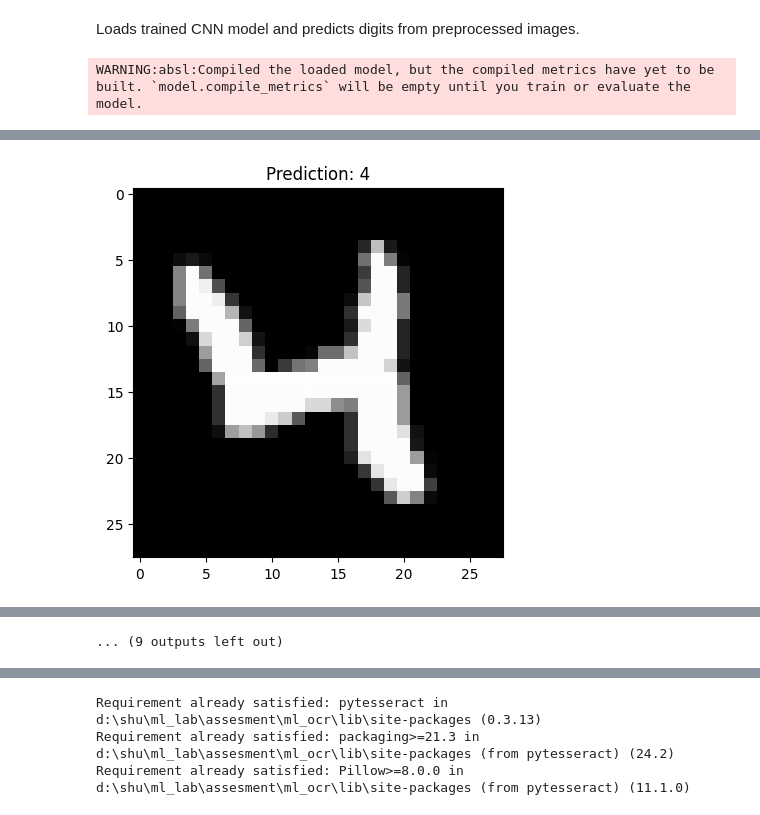
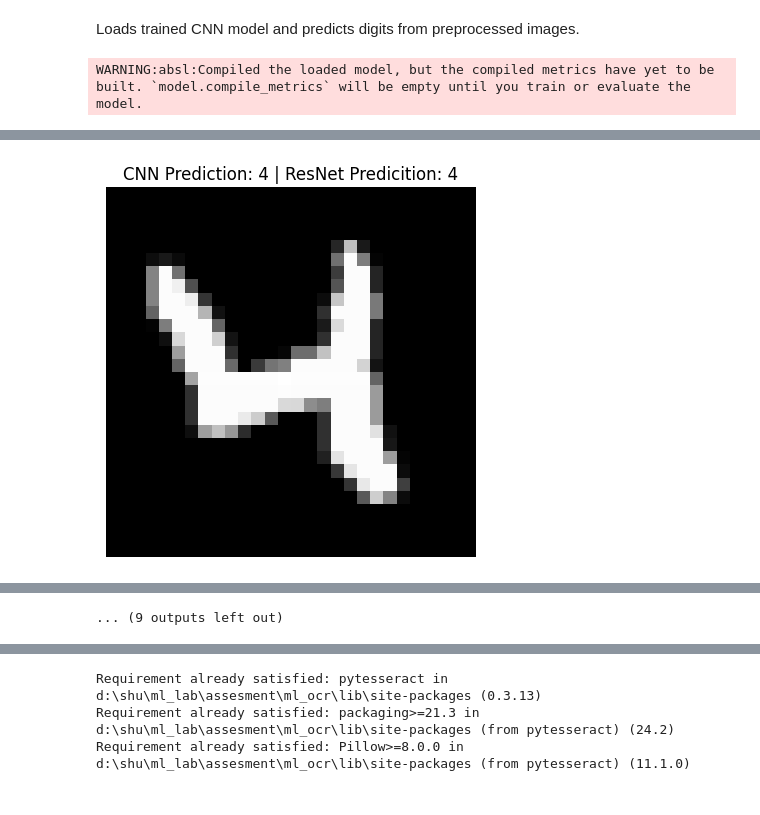
Before and after one commit to sims-kale/ML-handwriting-recognition-system, a Jupyter notebook: assesment.ipynb, the cells around one changed output, grey strips where cells are left out. Cells and saved outputs as stored; diff of their text form; code cells hidden in the pictures.

```diff
--- a/assesment.ipynb
+++ b/assesment.ipynb
@@ -11,6 +11,7 @@ from tensorflow import keras
 import numpy as np
 import cv2
 import os
+graphviz = r"D:\SHU\ML_lab\Assesment\ml_ocr\Scripts\Graphviz"
 
 # Load MNIST dataset
 def load_mnist():
@@ -29,7 +30,7 @@ def load_mnist():
 
 # Define CNN model with improved architecture
 def create_model():
-    model = keras.Sequential(
+    cnn_model = keras.Sequential(
         [
             keras.layers.Conv2D(
                 64, (3, 3), activation="relu", padding="same", input_shape=(28, 28, 1)
@@ -52,7 +53,7 @@ def create_model():
             keras.layers.Dense(10, activation="softmax"),  # Output layer for 10 classes
         ]
     )
-    model.compile(
+    cnn_model.compile(
         optimizer=keras.optimizers.Adam(learning_rate=0.001),
         loss="categorical_crossentropy",
         metrics=["accuracy"],
@@ -60,27 +61,26 @@ def create_model():
 
     # Plot the model architecture and save it as an image
     keras.utils.plot_model(
-        model,
-        to_file="model_architecture_improved.png",  # Save as an image file
+        cnn_model,
         show_shapes=True,  # Display the shapes of the layers
         show_layer_names=True  # Display the layer names
     )
 
     # Display the model summary
-    model.name = "Improved_Numbers_Recognition_CNN_Model"
-    model.summary()
+    cnn_model.name = "Improved_Numbers_Recognition_CNN_Model"
+    cnn_model.summary()
 
-    return model
+    return cnn_model
 
 
 # Train and save model
 (x_train, y_train, x_test, y_test) = load_mnist()
-model = create_model()
-history = model.fit(
+cnn_model = create_model()
+history = cnn_model.fit(
     x_train, y_train, epochs=8, batch_size=64, validation_data=(x_test, y_test)
 )
-model.save("mnist_model_improved.h5")  # Save model for later use
-test_loss, test_acc = model.evaluate(x_test, y_test)
+cnn_model.save("mnist_cnn_model_improved.h5")  # Save cnn_model for later use
+test_loss, test_acc = cnn_model.evaluate(x_test, y_test)
 print(f"Test Accuracy: {test_acc * 100:.2f}%")
 #     return history, model
 
@@ -429,12 +546,12 @@ processed_white_bg = preprocess_whitebg(image_path);
 Loads trained CNN model and predicts digits from preprocessed images.
 # %%
 def load_model_and_predict(tendigit_images):
-    model = keras.models.load_model("mnist_model.h5")  # Load trained model
-    predictions = []
+    cnn_model = keras.models.load_model("mnist_cnn_model_improved.h5")  # Load trained cnn model
+    cnn_predictions = []
+    resnet_model = keras.models.load_model("resnet_like_model.keras")  # Load trained ResNet model
+    resnet_predictions = []
 
     for img in tendigit_images:
-        # Ensure image is 28x28 and normalized
-
         # img = img / 255.0  # Normalize
         # img = cv2.resize(img, (28, 28))
         # img = cv2.cvtColor(img, cv2.COLOR_BGR2GRAY)
@@ -442,20 +559,21 @@ def load_model_and_predict(tendigit_images):
 
         img = img.reshape(1, 28, 28, 1) / 255.0
         print("Image shape before prediction:", img.shape)
-        pred_probs = model.predict(img)  # Get probability distribution
-        pred_digit = np.argmax(pred_probs)  # Get highest probability digit
+        cnn_pred_probs = cnn_model.predict(img)
+        cnn_pred_digit = np.argmax(cnn_pred_probs)
+        resnet_pred_probs = resnet_model.predict(img)
+        resnet_pred_digit = np.argmax(resnet_pred_probs)
         # print(f"Raw Model Output: {pred_probs}")  # Print confidence scores
         # print(f"Predicted Digit: {pred_digit}")
 
-        predictions.append(pred_digit)
+        cnn_predictions.append(cnn_pred_digit)
+        resnet_predictions.append(resnet_pred_digit)
         plt.imshow(img.squeeze(), cmap="gray")
-        plt.title(f"Prediction: {pred_digit}")
-        # plt.axis("on")
+        plt.title(f"CNN Prediction: {cnn_pred_digit} | ResNet Predicition: {resnet_pred_digit}")
+        plt.axis("off")
         plt.grid(False)
         plt.show()
 
-    return predictions
-
 
 load_model_and_predict(tendigit_images);
 # %% [output]
@@ -471,2 +592,2 @@ Image shape before prediction: (1, 28, 28, 1)
-[figure, old version]
+[figure, new version]
 Image shape before prediction: (1, 28, 28, 1)
```
Also changed, not shown: parts of 12 cells of this notebook, 8 other files.
